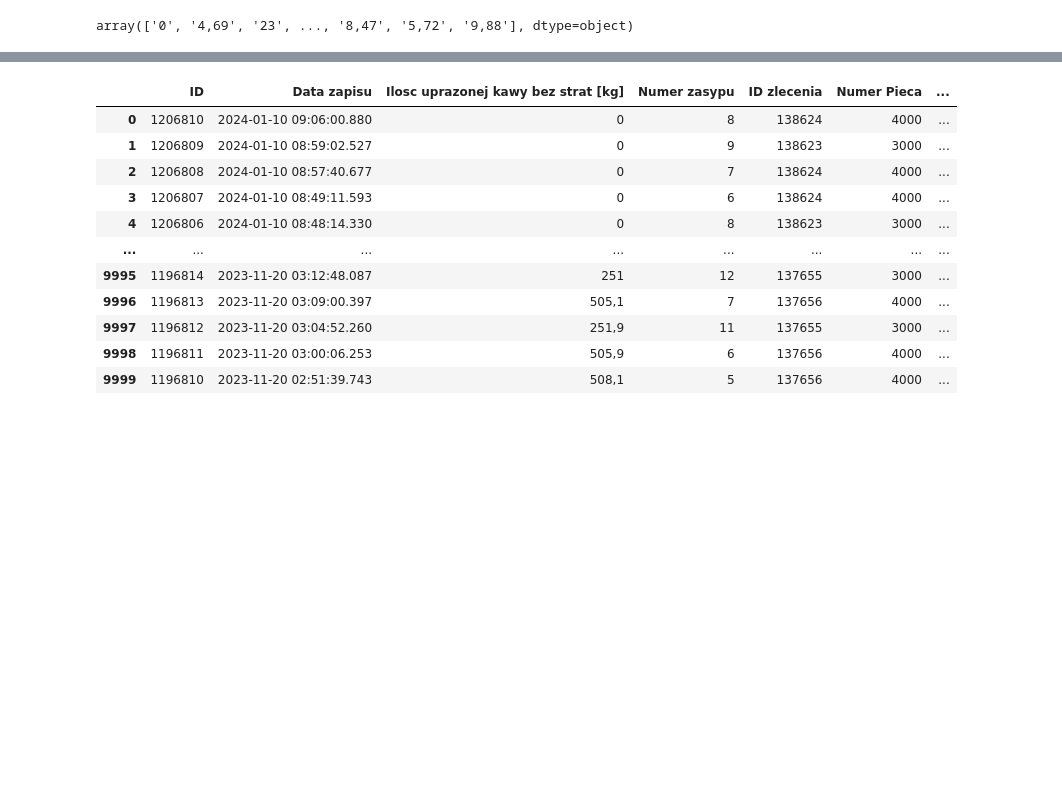
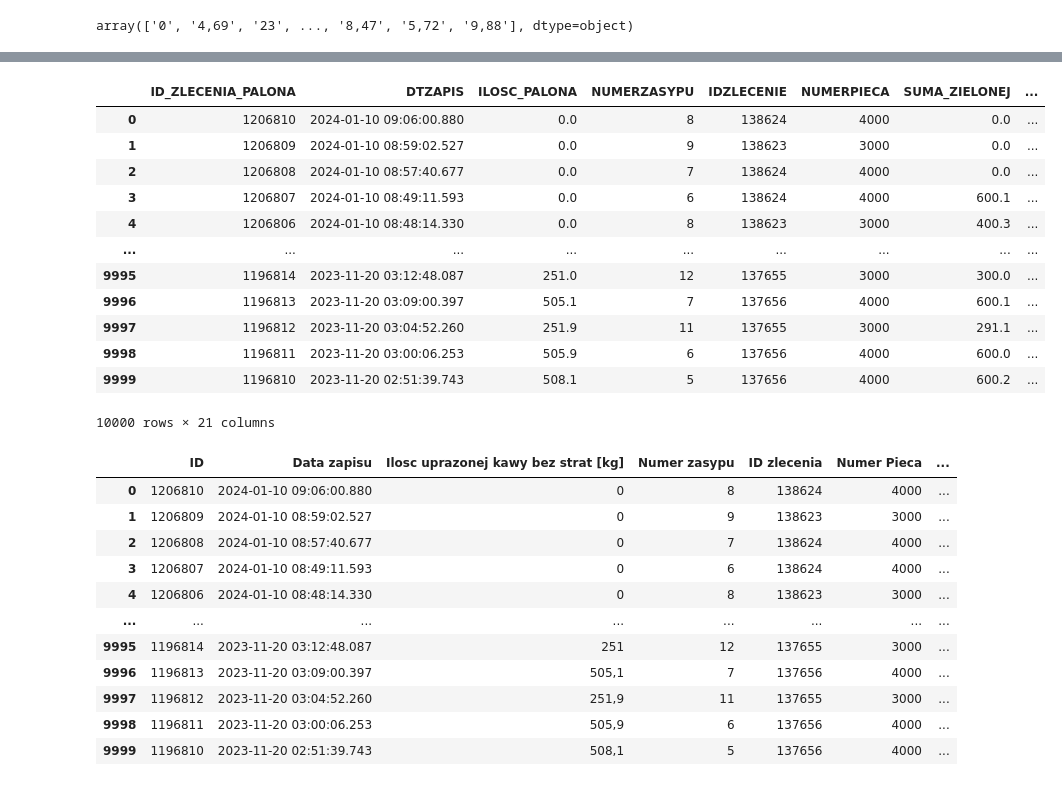
Before and after one commit to modebralski/jacobs, a Jupyter notebook: cleaning.ipynb, the cells around one changed output, grey strips where cells are left out. Cells and saved outputs as stored; diff of their text form; code cells hidden in the pictures; blank space fills up the shorter version.

```diff
--- a/cleaning.ipynb
+++ b/cleaning.ipynb
@@ -316,3 +369,19 @@ jde_data.drop(columns_to_drop, axis=1, inplace=True)
+# %%
+jde_data
+# %% [output]
+|  | ID_ZLECENIA_PALONA | DTZAPIS | ILOSC_PALONA | NUMERZASYPU | IDZLECENIE | NUMERPIECA | SUMA_ZIELONEJ | ... |
+| 0 | 1206810 | 2024-01-10 09:06:00.880 | 0.0 | 8 | 138624 | 4000 | 0.0 | ... |
+| 1 | 1206809 | 2024-01-10 08:59:02.527 | 0.0 | 9 | 138623 | 3000 | 0.0 | ... |
+| 2 | 1206808 | 2024-01-10 08:57:40.677 | 0.0 | 7 | 138624 | 4000 | 0.0 | ... |
+| 3 | 1206807 | 2024-01-10 08:49:11.593 | 0.0 | 6 | 138624 | 4000 | 600.1 | ... |
+| 4 | 1206806 | 2024-01-10 08:48:14.330 | 0.0 | 8 | 138623 | 3000 | 400.3 | ... |
+| ... | ... | ... | ... | ... | ... | ... | ... | ... |
+| 9995 | 1196814 | 2023-11-20 03:12:48.087 | 251.0 | 12 | 137655 | 3000 | 300.0 | ... |
+| 9996 | 1196813 | 2023-11-20 03:09:00.397 | 505.1 | 7 | 137656 | 4000 | 600.1 | ... |
+| 9997 | 1196812 | 2023-11-20 03:04:52.260 | 251.9 | 11 | 137655 | 3000 | 291.1 | ... |
+| 9998 | 1196811 | 2023-11-20 03:00:06.253 | 505.9 | 6 | 137656 | 4000 | 600.0 | ... |
+| 9999 | 1196810 | 2023-11-20 02:51:39.743 | 508.1 | 5 | 137656 | 4000 | 600.2 | ... |
+10000 rows × 21 columns
 # %%
 jde_data.rename(
     columns={'ID_ZLECENIA_PALONA': 'ID', 'DTZAPIS': 'Data zapisu', 'ILOSC_PALONA': 'Ilosc uprazonej kawy bez strat [kg]',
```
Also changed, not shown: parts of 14 cells of this notebook.
